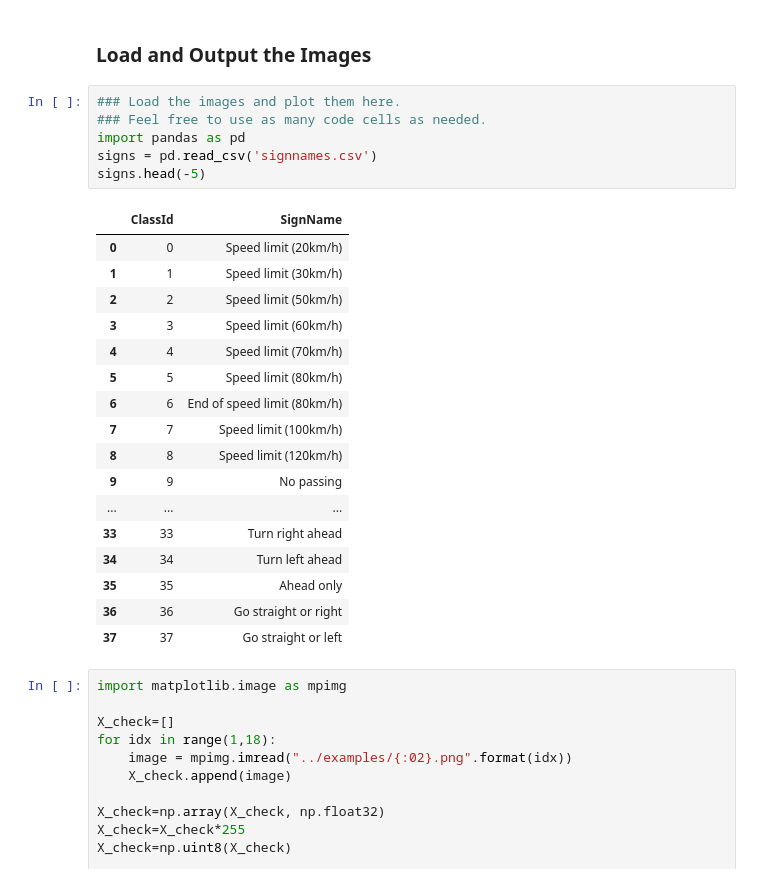
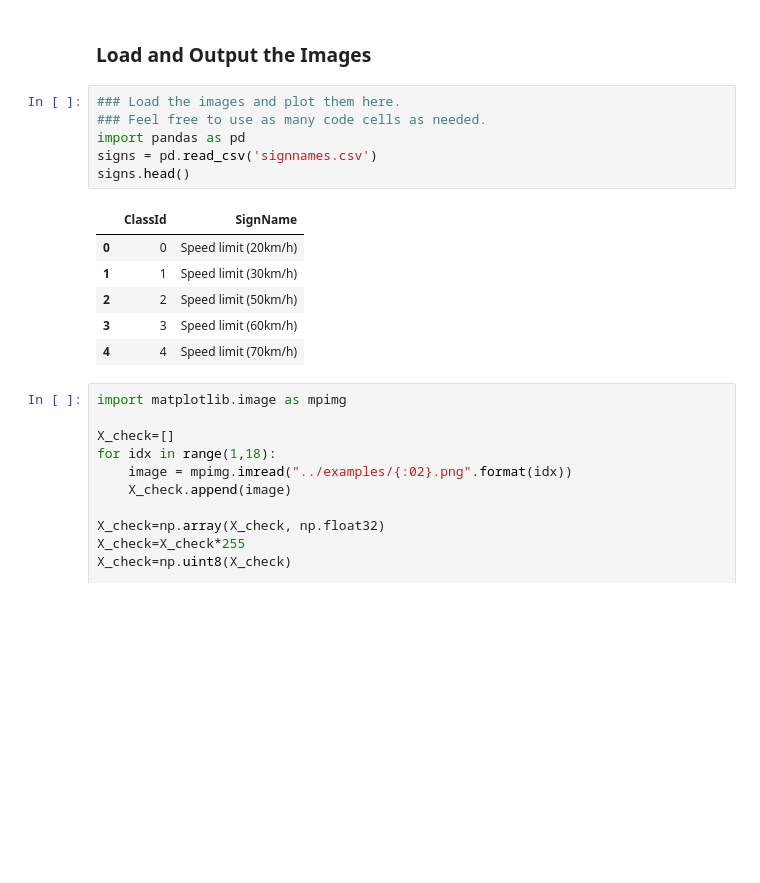
Before and after one commit to ashaik4/Traffic-Sign-Classifier-Project, a Jupyter notebook: Traffic_Sign_Classifier.ipynb, the cells around one changed output. Drawn from its saved outputs; the diff is of its cells as text; blank space fills up the shorter version.

```diff
--- a/Traffic_Sign_Classifier.ipynb
+++ b/Traffic_Sign_Classifier.ipynb
@@ -432,27 +486,16 @@ Test Accuracy = 0.878
 # %%
 ### Load the images and plot them here.
 ### Feel free to use as many code cells as needed.
 import pandas as pd
 signs = pd.read_csv('signnames.csv')
-signs.head(-5)
+signs.head()
 # %% [output]
 |  | ClassId | SignName |
 | 0 | 0 | Speed limit (20km/h) |
 | 1 | 1 | Speed limit (30km/h) |
 | 2 | 2 | Speed limit (50km/h) |
 | 3 | 3 | Speed limit (60km/h) |
 | 4 | 4 | Speed limit (70km/h) |
-| 5 | 5 | Speed limit (80km/h) |
-| 6 | 6 | End of speed limit (80km/h) |
-| 7 | 7 | Speed limit (100km/h) |
-| 8 | 8 | Speed limit (120km/h) |
-| 9 | 9 | No passing |
-| ... | ... | ... |
-| 33 | 33 | Turn right ahead |
-| 34 | 34 | Turn left ahead |
-| 35 | 35 | Ahead only |
-| 36 | 36 | Go straight or right |
-| 37 | 37 | Go straight or left |
 # %%
 import matplotlib.image as mpimg
 
```
Also changed, not shown: parts of 15 cells of this notebook, 3 other files.
